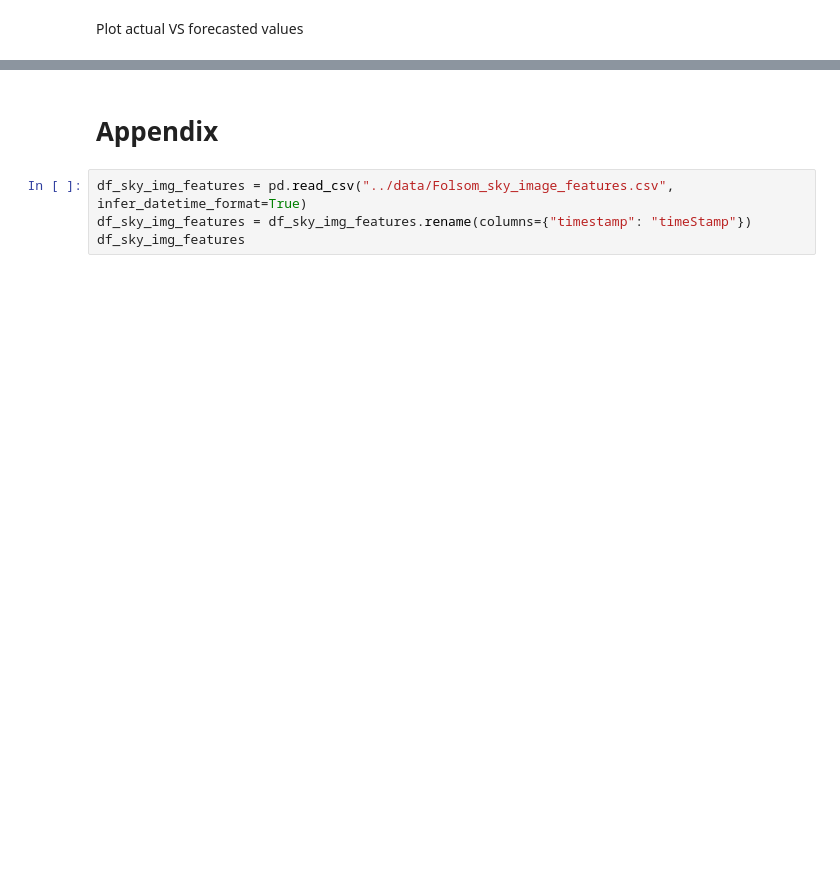
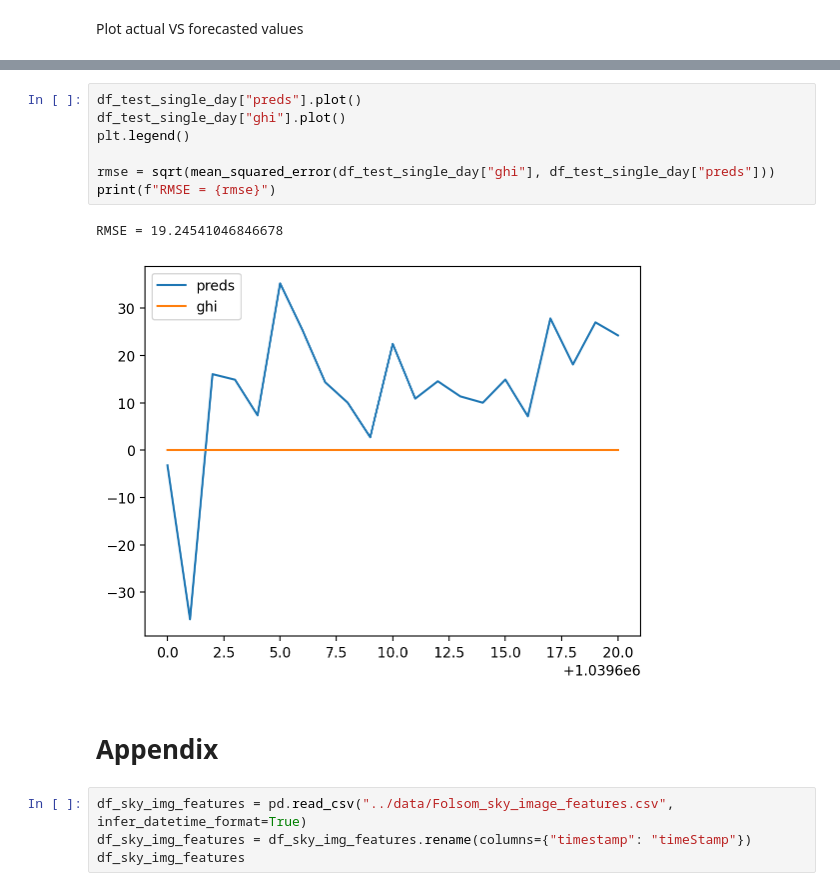
Before and after one commit to Adamouization/Solar-Irradiance-Forecasting, a Jupyter notebook: src/notebooks/4_LSTM.ipynb, the cells around one changed output, grey strips where cells are left out. Drawn from its saved outputs; the diff is of its cells as text; blank space fills up the shorter version.

```diff
--- a/src/notebooks/4_LSTM.ipynb
+++ b/src/notebooks/4_LSTM.ipynb
@@ -460,3 +580,13 @@ plt.show()
+# %%
+df_test_single_day["preds"].plot()
+df_test_single_day["ghi"].plot()
+plt.legend()
+
+rmse = sqrt(mean_squared_error(df_test_single_day["ghi"], df_test_single_day["preds"]))
+print(f"RMSE = {rmse}")
+# %% [output]
+RMSE = 19.24541046846678
+[figure, added]
 # %% [markdown]
 # Appendix
 # %%
```
Also changed, not shown: parts of 25 cells of this notebook, 6 other files.
